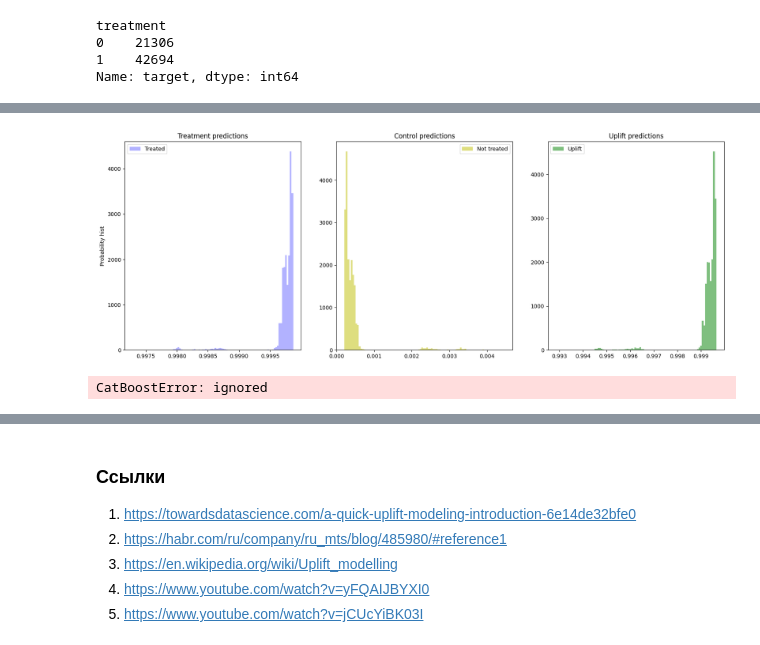
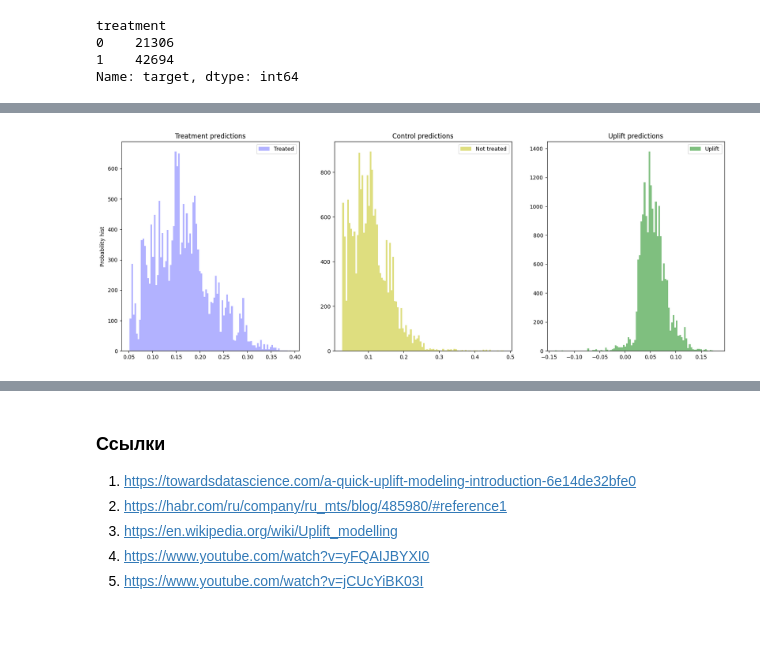
Before and after one commit to Anbionchik/Git_brain_lessons, a Jupyter notebook: Algorythms_in_business/Les4/webinar4.ipynb, the cells around one changed output, grey strips where cells are left out. Drawn from its saved outputs; the diff is of its cells as text; code cells hidden in the pictures.

```diff
--- a/Algorythms_in_business/Les4/webinar4.ipynb
+++ b/Algorythms_in_business/Les4/webinar4.ipynb
@@ -377,6 +372,8 @@ Data columns (total 9 columns):
  8   conversion     64000 non-null  int64
 dtypes: float64(1), int64(5), object(3)
 memory usage: 4.4+ MB
+# %%
+cat_features = ['zip_code', 'channel']
 # %%
 DT['channel'].unique()
 # %% [output]
@@ -434,11 +433,11 @@ y = 1.08 # расположение
 X_train, X_val = train_test_split(DT, random_state=42, test_size=0.3)
 # %%
 X_train_feat = X_train.drop(labels=['treatment', 'target'], axis=1)
-y_train = X_train['treatment']
+y_train = X_train['target']
 X_train_treat = X_train['treatment']
 
 X_val_feat = X_val.drop(labels=['treatment', 'target'], axis=1)
-y_val = X_val['treatment']
+y_val = X_val['target']
 X_val_treat = X_val['treatment']
 
 models_results = {
@@ -448,30 +447,30 @@ models_results = {
 }
 # %%
 sm = SoloModel(CatBoostClassifier(iterations=20, thread_count=2, random_state=42, silent=True))
-sm = sm.fit(X_train_feat, y_train, X_train_treat)
+sm = sm.fit(X_train_feat, y_train, X_train_treat, estimator_fit_params={'cat_features':cat_features})
 
 uplift_sm = sm.predict(X_val_feat)
 
 sm_score_01 = uplift_at_k(y_true=y_val, uplift=uplift_sm, treatment=X_val_treat, strategy='by_group', k=0.1)
 sm_score_02 = uplift_at_k(y_true=y_val, uplift=uplift_sm, treatment=X_val_treat, strategy='by_group', k=0.2)
 
 models_results['approach'].append('SoloModel')
 models_results['uplift@10%'].append(sm_score_01)
 models_results['uplift@20%'].append(sm_score_02)
 
 # Получим условные вероятности выполнения целевого действия при взаимодействии для каждого объекта
 sm_trmnt_preds = sm.trmnt_preds_
 # И условные вероятности выполнения целевого действия без взаимодействия для каждого объекта
 sm_ctrl_preds = sm.ctrl_preds_
 
 # Отрисуем распределения вероятностей и их разность (uplift)
 plot_uplift_preds(trmnt_preds=sm_trmnt_preds, ctrl_preds=sm_ctrl_preds);
 # %% [output]
-[figure, old version]
+[figure, new version]
 # %%
 from sklift.models import ClassTransformation
 ct = ClassTransformation(CatBoostClassifier(iterations=20, thread_count=2, random_state=42, silent=True))
-ct = ct.fit(X_train_feat, y_train, X_train_treat)
+ct = ct.fit(X_train_feat, y_train, X_train_treat, estimator_fit_params={'cat_features':cat_features})
 
 uplift_ct = ct.predict(X_val_feat)
 
@@ -481,8 +480,6 @@ ct_score_02 = uplift_at_k(y_true=y_val, uplift=uplift_ct, treatment=X_val_treat,
 models_results['approach'].append('ClassTransformation')
 models_results['uplift@10%'].append(ct_score_01)
 models_results['uplift@20%'].append(ct_score_02)
-# %% [output]
-CatBoostError: ignored
 # %%
 from sklift.models import TwoModels
 
```
Also changed, not shown: parts of 15 cells of this notebook.
